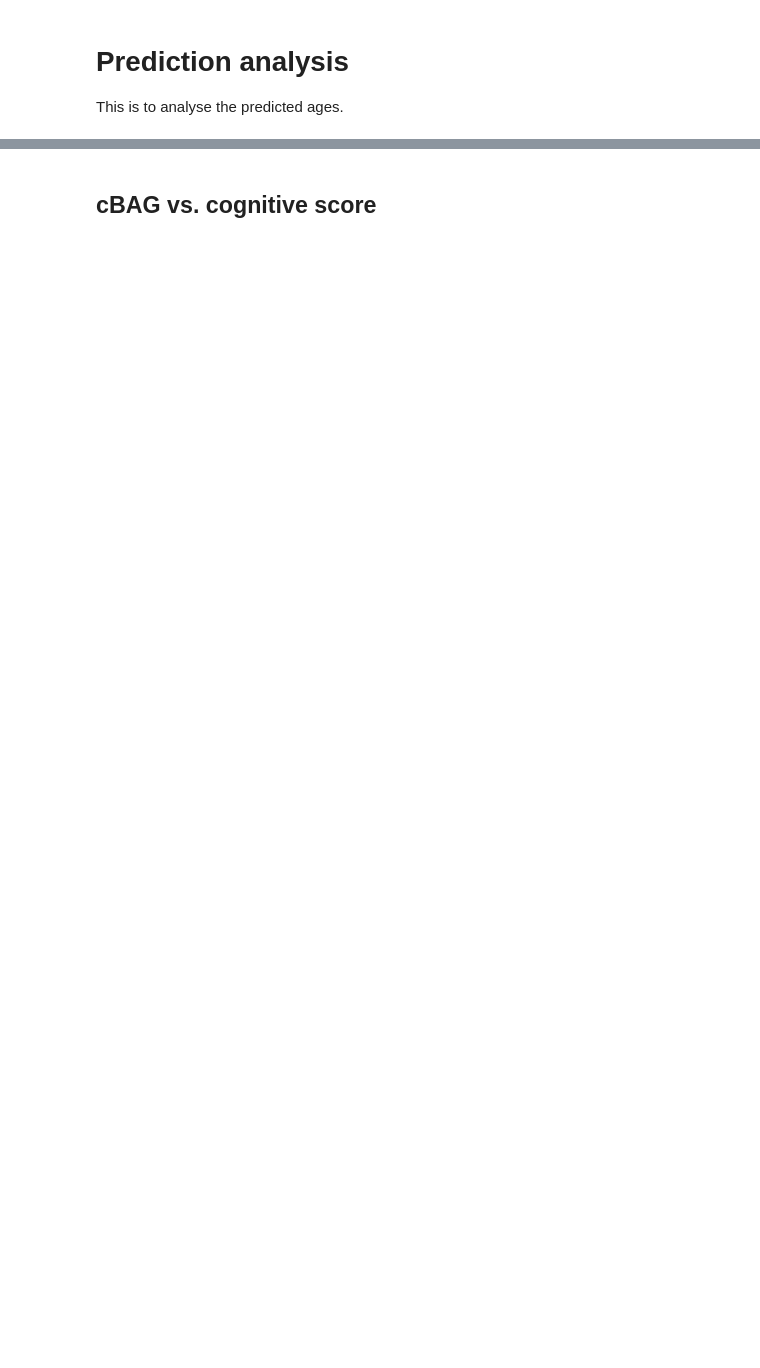
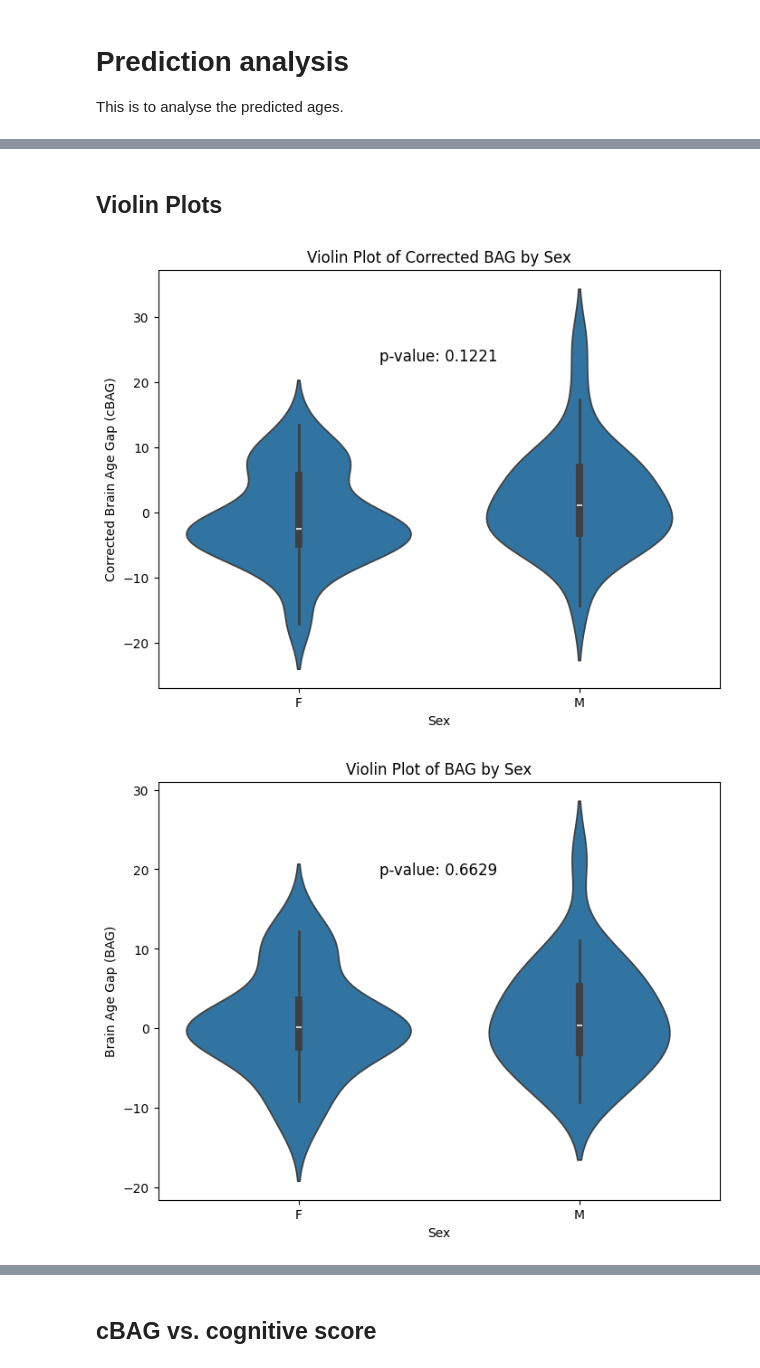
Before and after one commit to wowgudabudaa/Age_prediction_using_columns_analysis, a Jupyter notebook: NEW COLUMNS GNC/MD+thickness+QSM_dual_channel/Prediction_analysis_md_thickness_qsm.ipynb, the cells around one changed output, grey strips where cells are left out. Drawn from its saved outputs; the diff is of its cells as text; code cells hidden in the pictures; blank space fills up the shorter version.

```diff
--- a/NEW COLUMNS GNC/MD+thickness+QSM_dual_channel/Prediction_analysis_md_thickness_qsm.ipynb
+++ b/NEW COLUMNS GNC/MD+thickness+QSM_dual_channel/Prediction_analysis_md_thickness_qsm.ipynb
@@ -13,21 +13,21 @@ import matplotlib.pyplot as plt
 import torch
 
 # Save directory for biological metrics plots
-save_dir = 'biological_metrics_MCIandAD_quadratic_corr'
+save_dir = 'biological_metrics_MCIandAD'
 os.makedirs(save_dir, exist_ok=True)
 
 # Load the predicted ages
-results_df = pd.read_csv('../../compare_model_quadratic/QSM+MD+Thickness_subject_level_mean_raw_and_corrected_bag_on_age.csv')
+results_df = pd.read_csv('..\\..\\Compare_Model\\QSM+MD+Thickness_subject_level_mean_raw_and_corrected_pred_on_age.csv')
 
-# Add the MCI and AD subjects or not
-MCIandAD_df = pd.read_csv('../../compare_model_quadratic/QSM+MD+Thickness_subject_level_mean_raw_and_quadratic_corrected_bag_on_age_MCIandAD.csv')
+# # Add the MCI and AD subjects or not
+MCIandAD_df = pd.read_csv('..\\..\\Compare_Model\\QSM+MD+Thickness_subject_level_mean_raw_and_corrected_pred_on_age_MCIandAD.csv')
 # Combine the two dataframes
 results_df = pd.concat([results_df, MCIandAD_df], ignore_index=True)
 
 # Load metadata
-METADATA_PATH = "../../../AD_DECODE_data3.xlsx"
+METADATA_PATH = "../../../AD_DECODE_data6_with_cBAGs_and_PCA.xlsx" # "../../../AD_DECODE_data3.xlsx"
 PCs_PATH = "../../../metadata_with_PCs_imputed.xlsx"
-metadata_df = pd.read_excel(METADATA_PATH, sheet_name='AD_DECODE_data2')
+metadata_df = pd.read_excel(METADATA_PATH)
 PCs_df = pd.read_excel(PCs_PATH)
 
 # Merge results with metadata by 'subject_id' in result_df and 'MRI_Exam' in metadata_df
@@ -44,3 +44,6 @@ PCs_cols = ['PC1', 'PC2', 'PC3', 'PC4', 'PC5', 'PC6', 'PC7', 'PC8', 'PC9', 'PC10
             'blood_missing']
 merged_df = pd.merge(results_df, metadata_df, on='subject_id', how='left')
 merged_df = pd.merge(merged_df, PCs_df[['subject_id'] + PCs_cols], on='subject_id', how='left')
+merged_df = merged_df.dropna(subset=['bag_raw', 'bag_corr'])  # Drop rows with NaN in 'bag_raw' or 'bag_corr'
+# %%
+merged_df['APOE4'] = merged_df['genotype'].apply(lambda x: 1 if x in ['APOE34', 'APOE44'] else 0)
@@ -46,0 +146,34 @@ merged_df = pd.merge(merged_df, PCs_df[['subject_id'] + PCs_cols], on='subject_i
+# %% [markdown]
+## Violin Plots
+# %%
+# Plot the violin plots of BAG / cBAG versus sex
+import seaborn as sns
+# Calculate the p-values of sex using t-tests
+from scipy.stats import ttest_ind
+p_value_corr = ttest_ind(merged_df[merged_df['sex'] == 'M']['bag_corr'],
+                          merged_df[merged_df['sex'] == 'F']['bag_corr']).pvalue
+p_value_raw = ttest_ind(merged_df[merged_df['sex'] == 'M']['bag_raw'],
+                        merged_df[merged_df['sex'] == 'F']['bag_raw']).pvalue
+
+plt.figure(figsize=(8, 6))
+sns.violinplot(x='sex', y='bag_corr', data=merged_df)
+plt.title('Violin Plot of Corrected BAG by Sex')
+plt.xlabel('Sex')
+plt.ylabel('Corrected Brain Age Gap (cBAG)')
+plt.text(0.5, max(merged_df['bag_corr']) * 0.9, f'p-value: {p_value_corr:.4f}',
+         horizontalalignment='center', fontsize=12)
+plt.savefig(os.path.join(save_dir, 'violin_plot_corrected_bag_by_sex.png'))
+plt.show()
+
+plt.figure(figsize=(8, 6))
+sns.violinplot(x='sex', y='bag_raw', data=merged_df)
+plt.title('Violin Plot of BAG by Sex')
+plt.xlabel('Sex')
+plt.ylabel('Brain Age Gap (BAG)')
+plt.text(0.5, max(merged_df['bag_raw']) * 0.9, f'p-value: {p_value_raw:.4f}',
+         horizontalalignment='center', fontsize=12)
+plt.savefig(os.path.join(save_dir, 'violin_plot_bag_by_sex.png'))
+plt.show()
+# %% [output]
+[figure, added]
+[figure, added]
```
Also changed, not shown: parts of 36 cells of this notebook, 9 other files.
